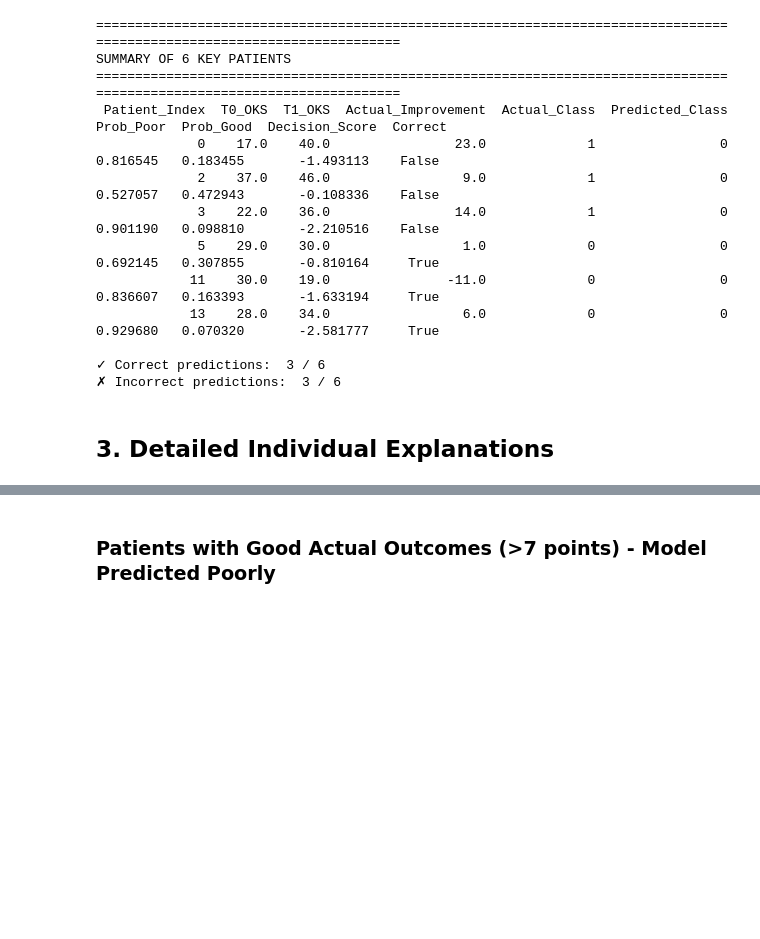
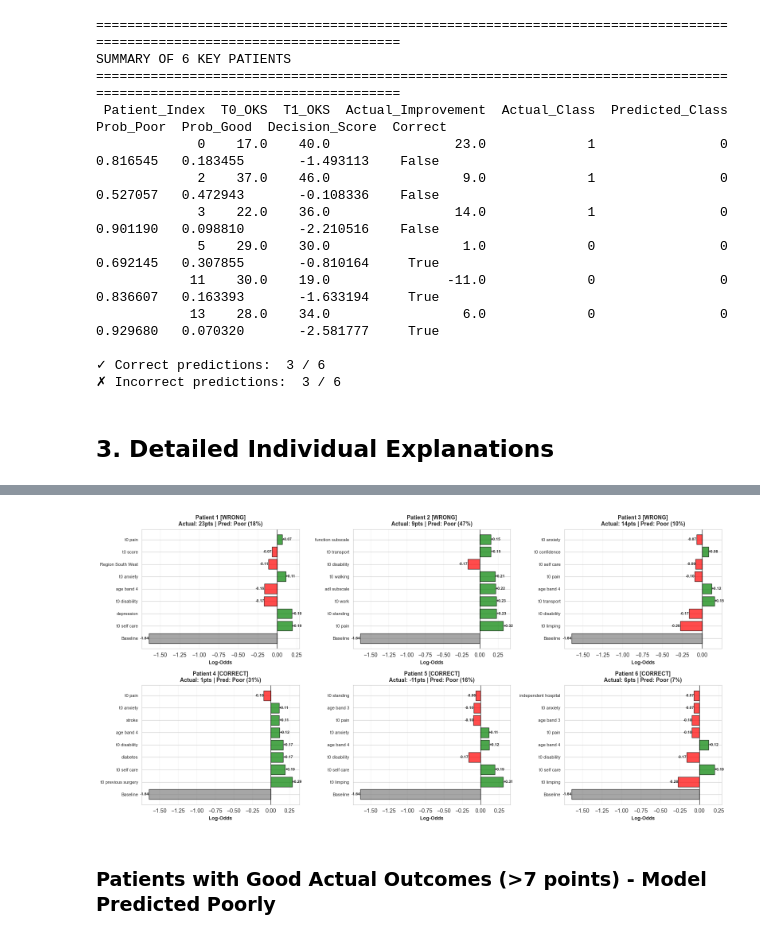
Before and after one commit to saras-audrius/EAISI-Group-Project---NHS, a Jupyter notebook: code/individual_explanation_EBM_model.ipynb, the cells around one changed output, grey strips where cells are left out. Saved outputs shown, nothing was run; the diff lists cells and outputs as text; code cells hidden in the pictures; blank space fills up the shorter version.

```diff
--- a/code/individual_explanation_EBM_model.ipynb
+++ b/code/individual_explanation_EBM_model.ipynb
@@ -184,3 +310,50 @@ NameError: name 'X_patients' is not defined
+# %%
+# Create visual decomposition charts for each patient
+fig, axes = plt.subplots(2, 3, figsize=(16, 8))
+axes = axes.flatten()
+
+for idx, patient_data_dict in enumerate(decomposition_data):
+    ax = axes[idx]
+
+    # Get top features for this patient
+    top_features = patient_data_dict['Contributions'][:8]  # Top 8
+
+    # Prepare data
+    feature_names = ['Baseline'] + [item['Feature'].replace('oks_', '').replace('_', ' ')[:20] for item in top_features]
+    contributions = [patient_data_dict['Baseline_LogOdds']] + [item['Contribution'] for item in top_features]
+
+    # Create stacked representation
+    colors = ['gray'] + ['green' if c > 0 else 'red' for c in contributions[1:]]
+
+    # Plot
+    y_pos = np.arange(len(feature_names))
+    bars = ax.barh(y_pos, contributions, color=colors, alpha=0.7, edgecolor='black', linewidth=1)
+
+    ax.set_yticks(y_pos)
+    ax.set_yticklabels(feature_names, fontsize=8)
+    ax.set_xlabel('Log-Odds', fontsize=9, fontweight='bold')
+    ax.axvline(x=0, color='black', linestyle='-', linewidth=0.8)
+
+    # Add value labels
+    for i, (bar, val) in enumerate(zip(bars, contributions)):
+        width = bar.get_width()
+        ax.text(width, bar.get_y() + bar.get_height()/2, f'{val:+.2f}',
+                ha='left' if width > 0 else 'right', va='center', fontsize=7, fontweight='bold')
+
+    # Title with outcome info
+    status = "CORRECT" if patient_data_dict['Is_Correct'] == "✓" else "WRONG"
+    actual = f"{patient_data_dict['Actual_Improvement']:.0f}pts"
+    predicted = f"Pred: {['Poor', 'Good'][patient_data_dict['Predicted_Class']]}"
+    prob = f"({patient_data_dict['Final_Probability']:.0%})"
+
+    ax.set_title(f"Patient {patient_data_dict['Patient']} [{status}]\nActual: {actual} | {predicted} {prob}",
+                fontsize=10, fontweight='bold')
+    ax.grid(True, alpha=0.2, axis='x')
+
+plt.tight_layout()
+plt.show()
+# %% [output]
+[figure, added]
 # %% [markdown]
 ### Patients with Good Actual Outcomes (>7 points) - Model Predicted Poorly
 # %%
```
Also changed, not shown: parts of 2 cells of this notebook, 1 other file.
